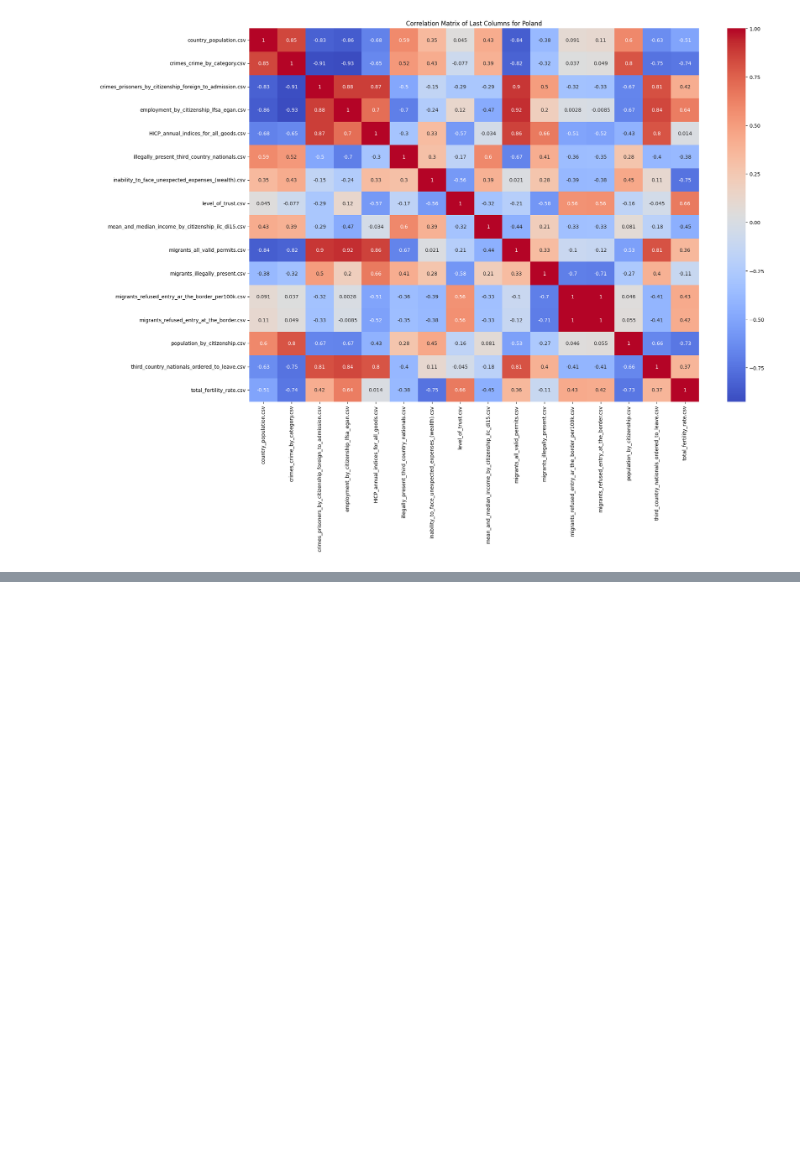
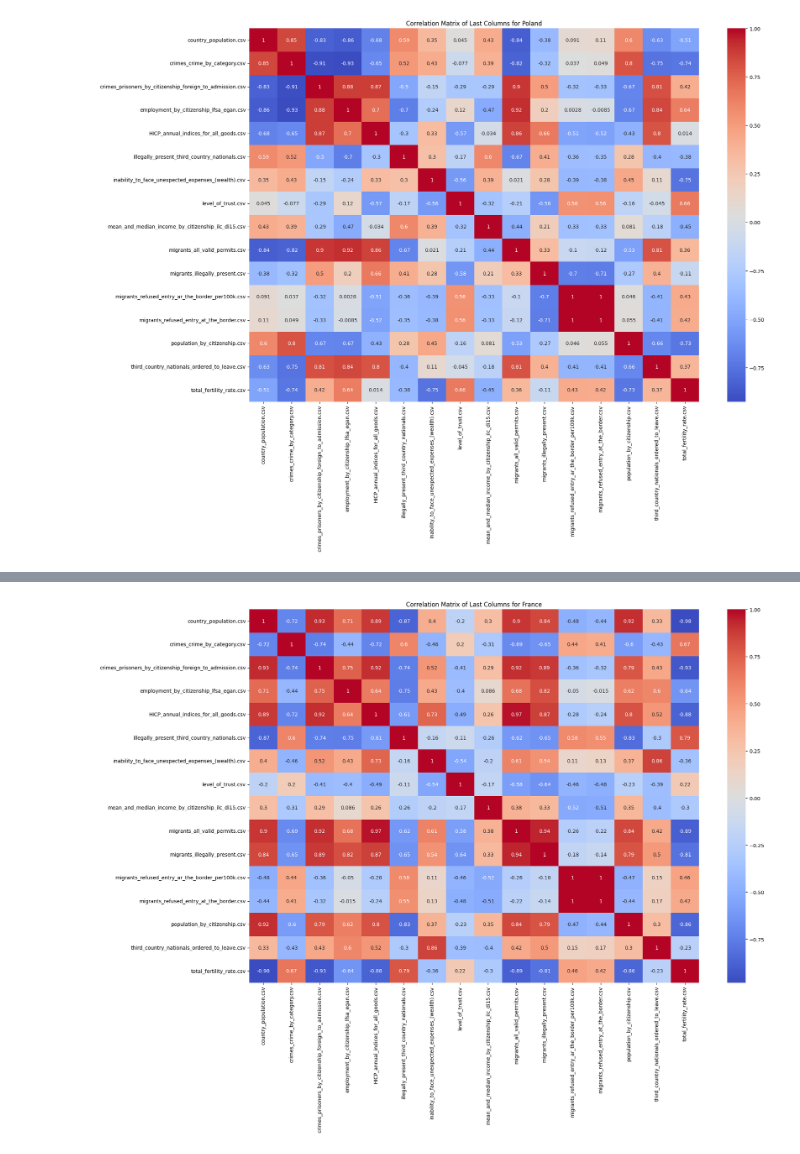
Before and after one commit to natix-x/Data-mining-in-Migration-Analysis, a Jupyter notebook: analysis/correlation_matrix.ipynb, the cells around one changed output, grey strips where cells are left out. Saved outputs shown, nothing was run; the diff lists cells and outputs as text; code cells hidden in the pictures; blank space fills up the shorter version.

```diff
--- a/analysis/correlation_matrix.ipynb
+++ b/analysis/correlation_matrix.ipynb
@@ -45,0 +60,4 @@ plt.show()
+# %%
+cor_matrix_per_country('France')
+# %% [output]
+[figure, added]
```
Also changed, not shown: parts of 8 cells of this notebook.
